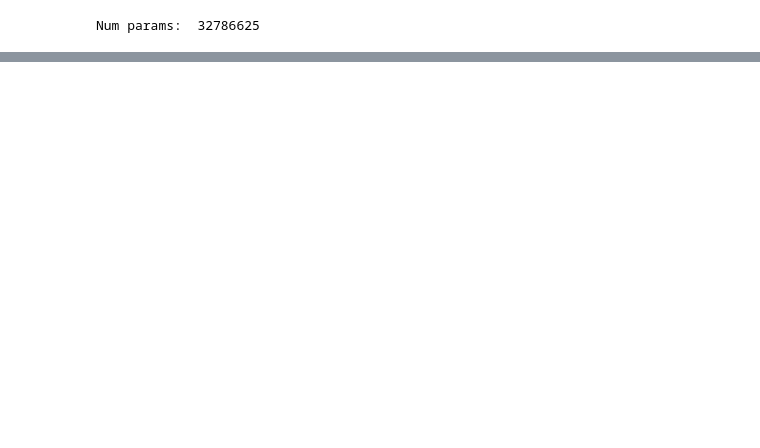
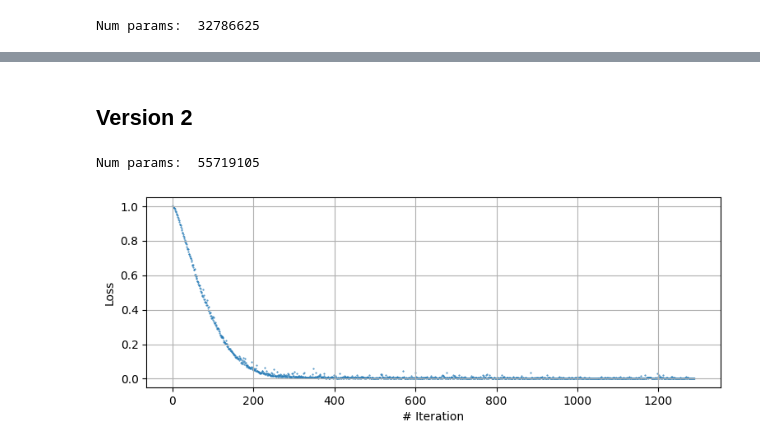
Before and after one commit to SebastianMerino/DL-Attenuation, a Jupyter notebook: sampling_simple.ipynb, the cells around one changed output, grey strips where cells are left out. Saved outputs shown, nothing was run; the diff lists cells and outputs as text; code cells hidden in the pictures; blank space fills up the shorter version.

```diff
--- a/sampling_simple.ipynb
+++ b/sampling_simple.ipynb
@@ -174,0 +134,25 @@ plt.show()
+# %% [markdown]
+## Version 2
+# %%
+from modules.model import UNETv2
+from modules.plotting_utils import *
+
+device = torch.device("cuda:0" if torch.cuda.is_available() else torch.device('cpu'))
+save_dir = Path(r'.\weights\v2')
+training_epochs = 30
+model2 = UNETv2(in_channels=80, residual=False, attention_res=[]).to(device)
+model2.load_state_dict(torch.load(save_dir / f"model_{training_epochs}.pth", map_location=device))
+print("Num params: ", sum(p.numel() for p in model2.parameters()))
+
+plt.figure(figsize=(9, 3))
+loss_npy = np.load(save_dir / f"loss_{training_epochs}.npy")
+plt.scatter([x for x in range(len(loss_npy))], loss_npy, s=0.2)
+plt.xlabel('# Iteration')
+plt.ylabel('Loss')
+#plt.xlim(000,35000)
+# plt.ylim(0, 0.01)
+plt.grid()
+plt.show()
+# %% [output]
+Num params:  55719105
+[figure, added]
```
Also changed, not shown: parts of 7 cells of this notebook.
